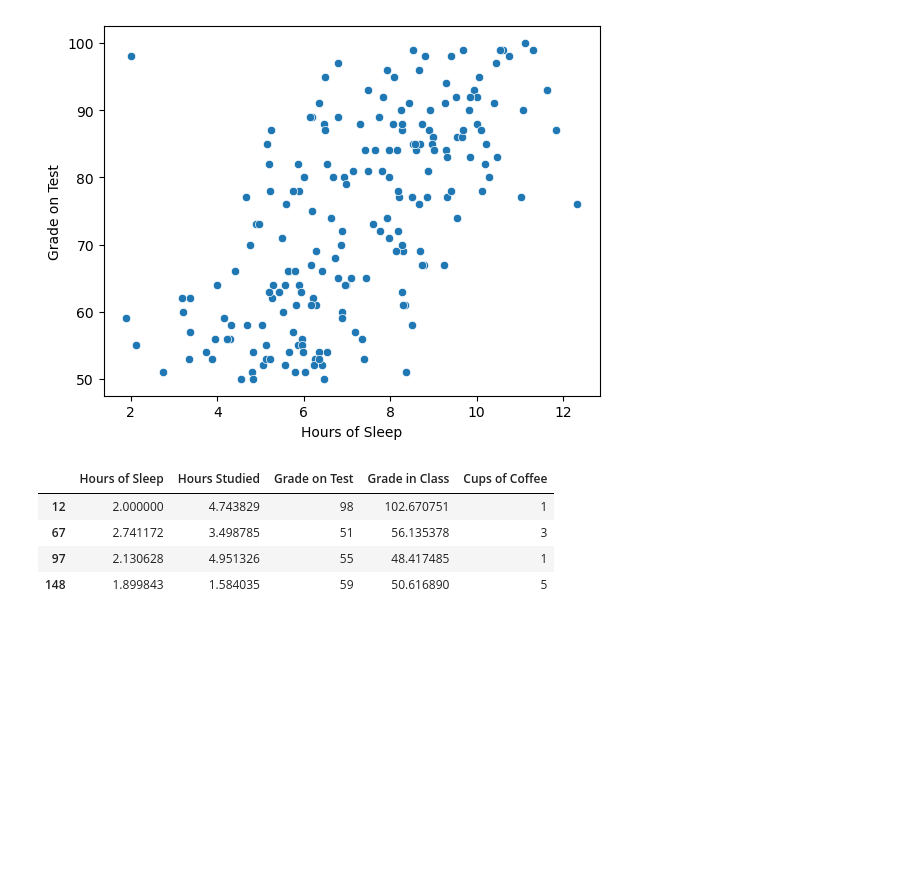
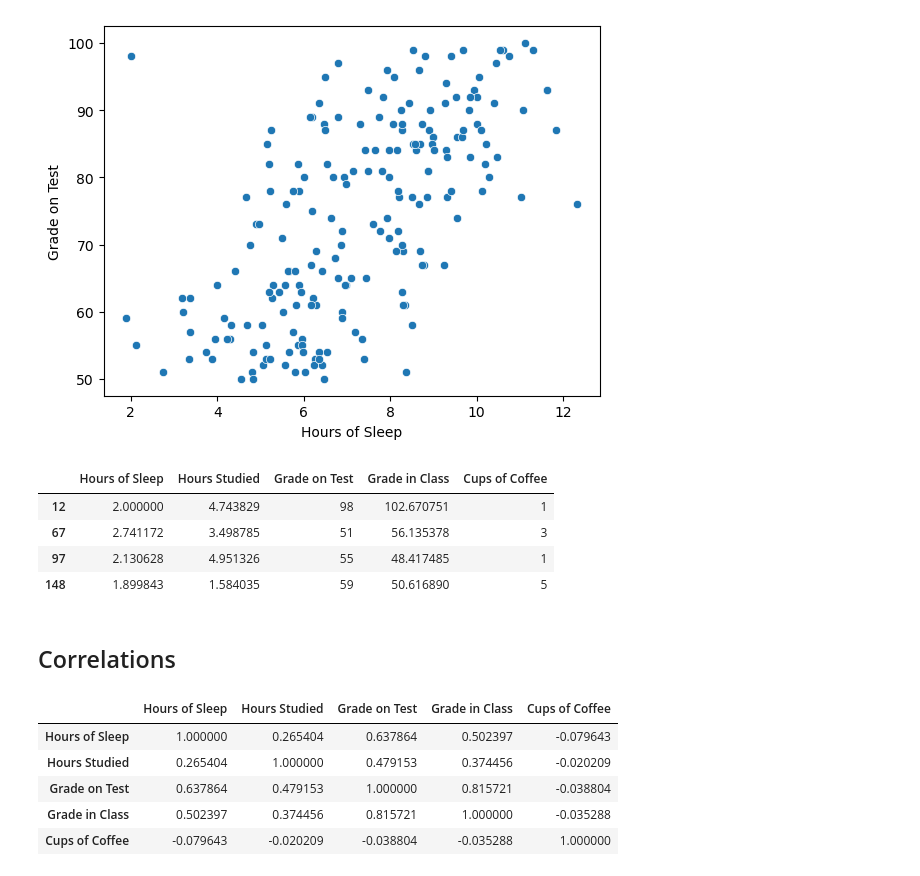
Before and after one commit to Camiloesp/Python-Data-Science-Data-Prep-EDA-with-Python, a Jupyter notebook: 3_ExploratoryDataAnalysis_Visualization.ipynb, the cells around one changed output. Cells and saved outputs as stored; diff of their text form; code cells hidden in the pictures; blank space fills up the shorter version.

Commit message:
Correlations

```diff
--- a/3_ExploratoryDataAnalysis_Visualization.ipynb
+++ b/3_ExploratoryDataAnalysis_Visualization.ipynb
@@ -370,3 +370,14 @@ student_data[student_data['Hours of Sleep'] < 3]
 | 67 | 2.741172 | 3.498785 | 51 | 56.135378 | 3 |
 | 97 | 2.130628 | 4.951326 | 55 | 48.417485 | 1 |
 | 148 | 1.899843 | 1.584035 | 59 | 50.616890 | 5 |
+# %% [markdown]
+## Correlations
+# %%
+student_data.corr()
+# %% [output]
+|  | Hours of Sleep | Hours Studied | Grade on Test | Grade in Class | Cups of Coffee |
+| Hours of Sleep | 1.000000 | 0.265404 | 0.637864 | 0.502397 | -0.079643 |
+| Hours Studied | 0.265404 | 1.000000 | 0.479153 | 0.374456 | -0.020209 |
+| Grade on Test | 0.637864 | 0.479153 | 1.000000 | 0.815721 | -0.038804 |
+| Grade in Class | 0.502397 | 0.374456 | 0.815721 | 1.000000 | -0.035288 |
+| Cups of Coffee | -0.079643 | -0.020209 | -0.038804 | -0.035288 | 1.000000 |
```
Also changed, not shown: parts of 1 cell of this notebook.
